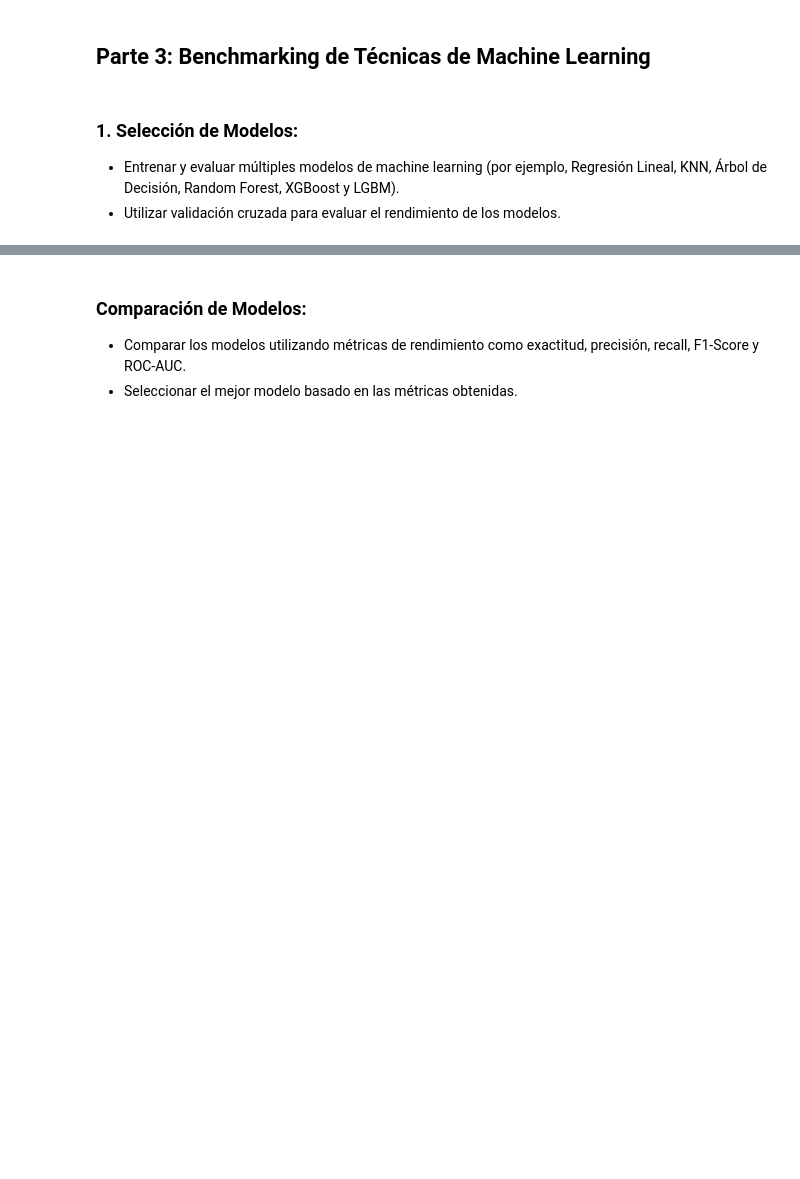
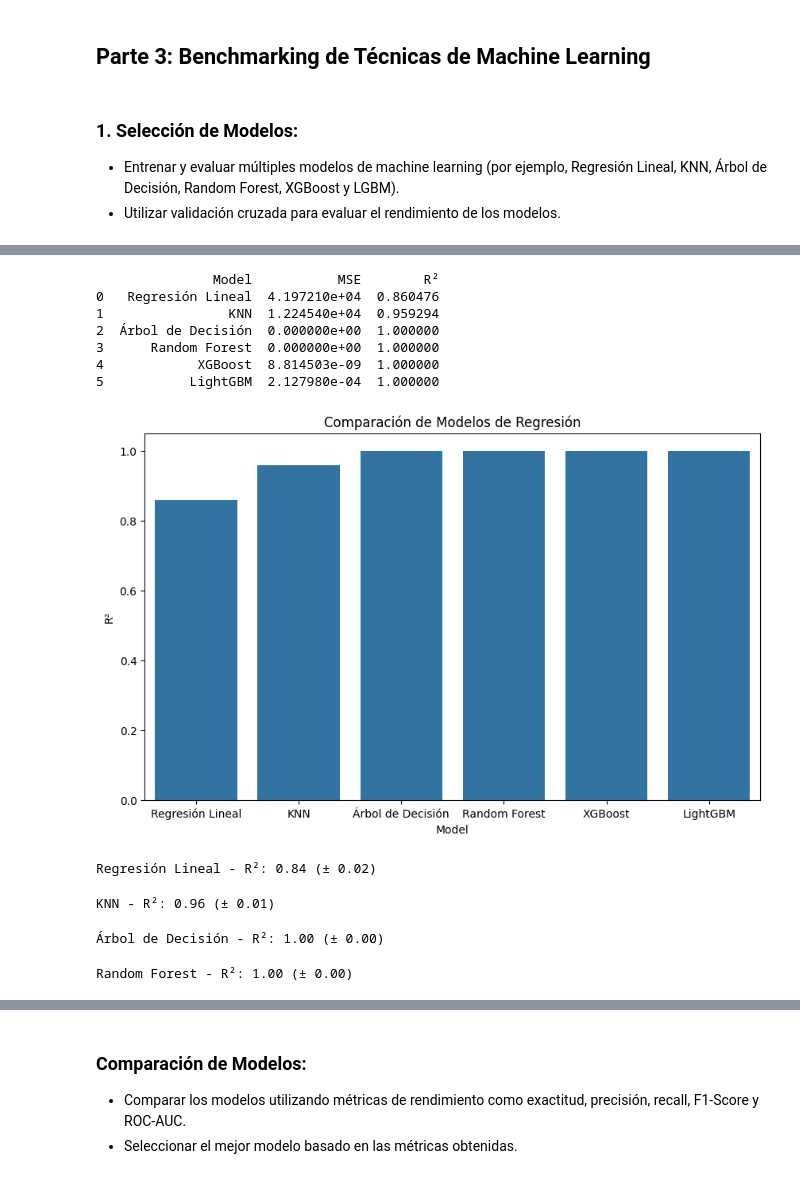
Before and after one commit to CesarVelgo/Proyecto1, a Jupyter notebook: notebooks/Benchmarking.ipynb, the cells around one changed output, grey strips where cells are left out. Drawn from its saved outputs; the diff is of its cells as text; code cells hidden in the pictures; blank space fills up the shorter version.

```diff
--- a/notebooks/Benchmarking.ipynb
+++ b/notebooks/Benchmarking.ipynb
@@ -4,3 +27,7 @@
 ### 1. Selección de Modelos:
 * Entrenar y evaluar múltiples modelos de machine learning (por ejemplo, Regresión Lineal, KNN, Árbol de Decisión, Random Forest, XGBoost y LGBM).
 * Utilizar validación cruzada para evaluar el rendimiento de los modelos.
+# %%
+# Definir características (X) y etiqueta (y)
+X = df.drop(columns=['Transaction ID', 'Date', 'Customer ID', 'Total Amount'])
+y = df['Total Amount']
@@ -6,0 +52,3 @@
+# %%
+# Dividir los datos en conjuntos de entrenamiento y prueba
+X_train, X_test, y_train, y_test = train_test_split(X, y, test_size=0.25, random_state=42)
@@ -6,0 +150,17 @@
+# %%
+# Pipeline para LightGBM
+lgb_pipeline = Pipeline(steps=[
+    ('preprocessor', preprocessor),
+    ('regressor', lgb.LGBMRegressor(n_estimators=100, random_state=42))
+])
+
+# Entrenar el modelo
+lgb_pipeline.fit(X_train, y_train)
+
+# Realizar predicciones
+y_pred_lgb = lgb_pipeline.predict(X_test)
+
+# Evaluar el modelo
+mse_lgb = mean_squared_error(y_test, y_pred_lgb)
+r2_lgb = r2_score(y_test, y_pred_lgb)
+print(f"LightGBM - MSE: {mse_lgb:.2f}, R²: {r2_lgb:.2f}")
@@ -6,0 +185,56 @@
+# %%
+# Crear un diccionario con los resultados
+results = {
+    'Model': ['Regresión Lineal', 'KNN', 'Árbol de Decisión', 'Random Forest', 'XGBoost', 'LightGBM'],
+    'MSE': [mse_lr, mse_knn, mse_dt, mse_rf, mse_xgb, mse_lgb],
+    'R²': [r2_lr, r2_knn, r2_dt, r2_rf, r2_xgb, r2_lgb]
+}
+
+# Crear un DataFrame para los resultados
+results_df = pd.DataFrame(results)
+
+# Mostrar los resultados
+print(results_df)
+
+# Graficar los resultados
+plt.figure(figsize=(10, 6))
+sns.barplot(x='Model', y='R²', data=results_df)
+plt.title('Comparación de Modelos de Regresión')
+plt.show()
+# %% [output]
+               Model           MSE        R²
+0   Regresión Lineal  4.197210e+04  0.860476
+1                KNN  1.224540e+04  0.959294
+2  Árbol de Decisión  0.000000e+00  1.000000
+3      Random Forest  0.000000e+00  1.000000
+4            XGBoost  8.814503e-09  1.000000
+5           LightGBM  2.127980e-04  1.000000
+[figure, added]
+# %%
+
+# Aplicar validación cruzada
+cv_scores_lr = cross_val_score(lr_pipeline, X, y, cv=5, scoring='r2')  # 5 pliegues
+
+print(f"Regresión Lineal - R²: {cv_scores_lr.mean():.2f} (± {cv_scores_lr.std():.2f})")
+# %% [output]
+Regresión Lineal - R²: 0.84 (± 0.02)
+# %%
+# Aplicar validación cruzada
+cv_scores_knn = cross_val_score(knn_pipeline, X, y, cv=5, scoring='r2')
+print(f"KNN - R²: {cv_scores_knn.mean():.2f} (± {cv_scores_knn.std():.2f})")
+# %% [output]
+KNN - R²: 0.96 (± 0.01)
+# %%
+# Aplicar validación cruzada
+cv_scores_dt = cross_val_score(dt_pipeline, X, y, cv=5, scoring='r2')
+
+print(f"Árbol de Decisión - R²: {cv_scores_dt.mean():.2f} (± {cv_scores_dt.std():.2f})")
+# %% [output]
+Árbol de Decisión - R²: 1.00 (± 0.00)
+# %%
+# Aplicar validación cruzada
+cv_scores_rf = cross_val_score(rf_pipeline, X, y, cv=5, scoring='r2')
+
+print(f"Random Forest - R²: {cv_scores_rf.mean():.2f} (± {cv_scores_rf.std():.2f})")
+# %% [output]
+Random Forest - R²: 1.00 (± 0.00)
```
Also changed, not shown: parts of 21 cells of this notebook, 4 other files.
